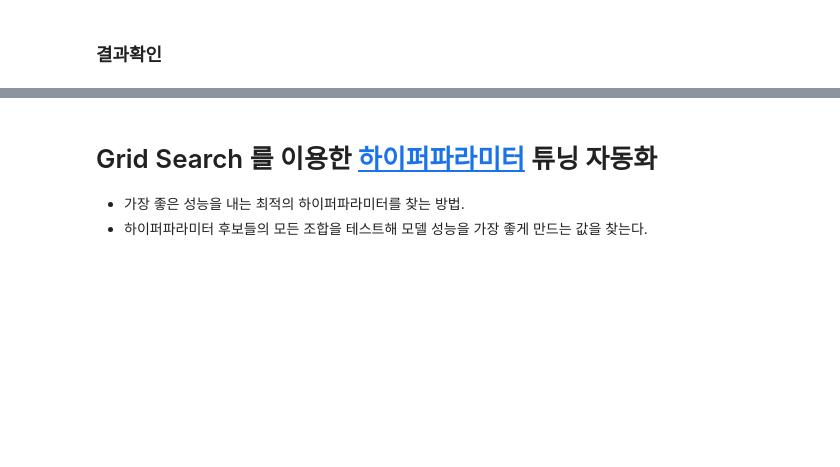
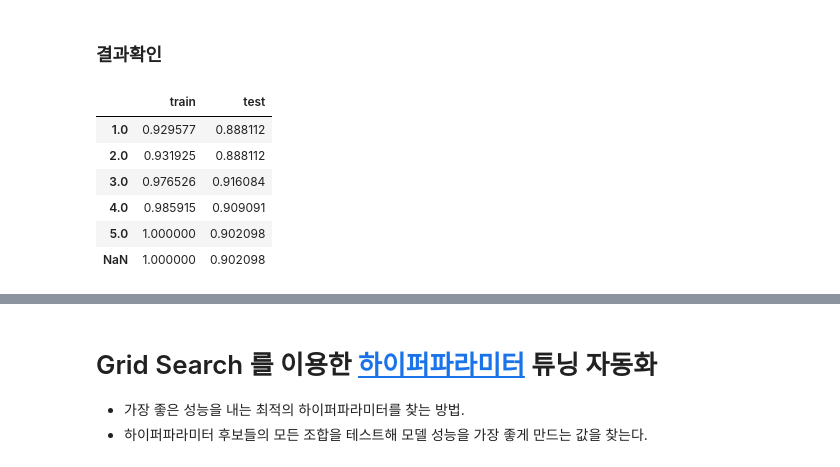
Before and after one commit to aaingyunii/Bootcamp_ML, a Jupyter notebook: 06_과적합_일반화_그리드서치_파이프라인.ipynb, the cells around one changed output, grey strips where cells are left out. Cells and saved outputs as stored; diff of their text form; code cells hidden in the pictures; blank space fills up the shorter version.

```diff
--- a/06_과적합_일반화_그리드서치_파이프라인.ipynb
+++ b/06_과적합_일반화_그리드서치_파이프라인.ipynb
@@ -152,11 +207,23 @@ for max_depth in max_depth_candidate:
 ### 결과확인
 # %%
 import pandas as pd
+
 result_df = pd.DataFrame({
-    "train":train_acc_list,
-    "test":test_acc_list
-}, index=max_depth_candidate)
+
+            "train":train_acc_list,
+            "test":test_acc_list
+},
+            index=max_depth_candidate
+)
 result_df
+# %% [output]
+|  | train | test |
+| 1.0 | 0.929577 | 0.888112 |
+| 2.0 | 0.931925 | 0.888112 |
+| 3.0 | 0.976526 | 0.916084 |
+| 4.0 | 0.985915 | 0.909091 |
+| 5.0 | 1.000000 | 0.902098 |
+| NaN | 1.000000 | 0.902098 |
 # %%
 result_df.rename_axis("max_depth", axis=0, inplace=True)
 # %%
```
Also changed, not shown: parts of 20 cells of this notebook.
